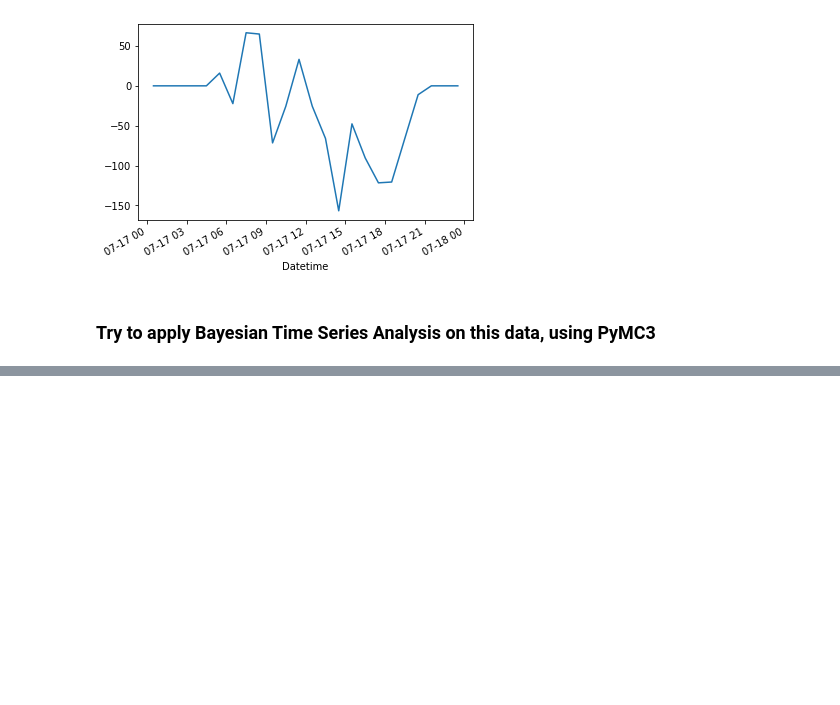
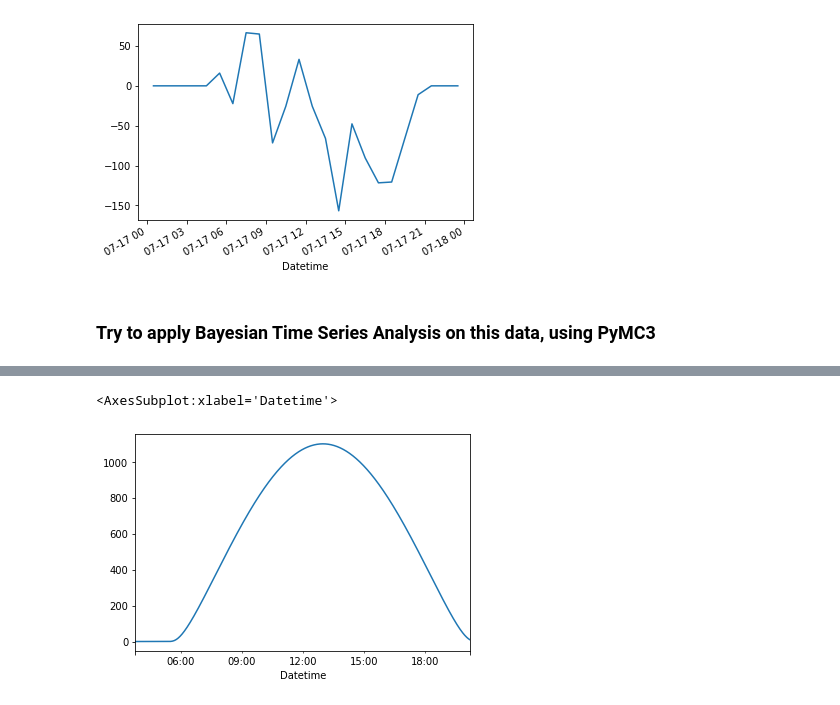
Before and after one commit to tadatoshi/agrivoltaics_supply_side_management, a Jupyter notebook: notebooks/exploratory_data_analysis/solar_resource_time_series.ipynb, the cells around one changed output, grey strips where cells are left out. Cells and saved outputs as stored; diff of their text form; code cells hidden in the pictures; blank space fills up the shorter version.

```diff
--- a/notebooks/exploratory_data_analysis/solar_resource_time_series.ipynb
+++ b/notebooks/exploratory_data_analysis/solar_resource_time_series.ipynb
@@ -271,0 +468,5 @@ import pymc3 as pm
+# %%
+varrennes_clearsky_ghi_scaled_0717.plot()
+# %% [output]
+<AxesSubplot:xlabel='Datetime'>
+[figure, added]
```
Also changed, not shown: parts of 141 cells of this notebook, 5 other files.
